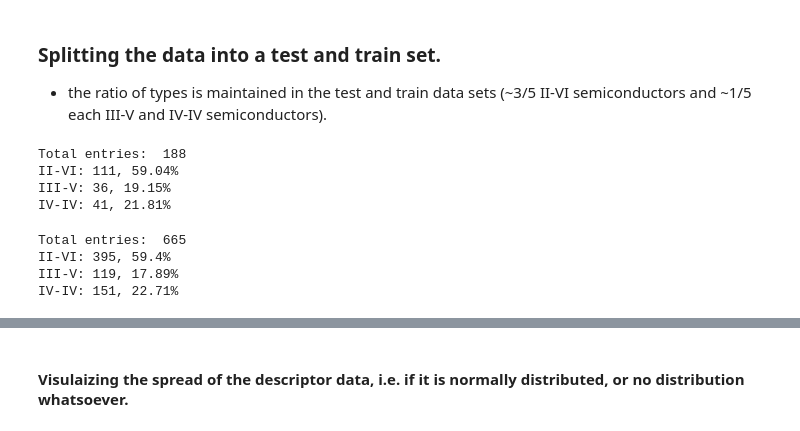
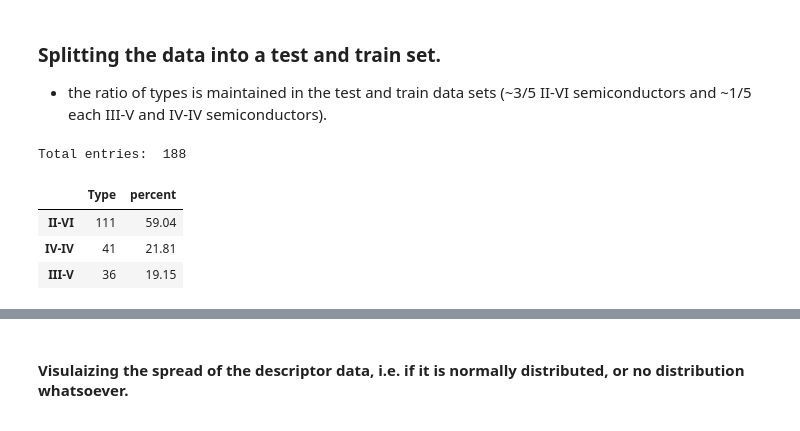
Before and after one commit to lmjacoby/ai_semiconductors, a Jupyter notebook: ai_semiconductors/ModelExploration/RandomForest_NewData.ipynb, the cells around one changed output, grey strips where cells are left out. Drawn from its saved outputs; the diff is of its cells as text; code cells hidden in the pictures.

```diff
--- a/ai_semiconductors/ModelExploration/RandomForest_NewData.ipynb
+++ b/ai_semiconductors/ModelExploration/RandomForest_NewData.ipynb
@@ -147,17 +131,11 @@ Index(['∆H (A-rich)', '∆H (B-rich)', '(+2/+1)', '(+1/0)', '(0/-1)', '(-1/-2)
 - the ratio of types is maintained in the test and train data sets (~3/5 II-VI semiconductors and ~1/5 each III-V and IV-IV semiconductors).
 # %%
 train,test = train_test_split(df,test_size=0.22, random_state=130)
-# %%
-type_counter(test)
-# %% [output]
-Total entries:  188
-II-VI: 111, 59.04%
-III-V: 36, 19.15%
-IV-IV: 41, 21.81%
-# %%
-type_counter(train)
-# %% [output]
-Total entries:  665
-II-VI: 395, 59.4%
-III-V: 119, 17.89%
-IV-IV: 151, 22.71%
+# %%
+counter(test, 'Type')
+# %% [output]
+Total entries:  188
+|  | Type | percent |
+| II-VI | 111 | 59.04 |
+| IV-IV | 41 | 21.81 |
+| III-V | 36 | 19.15 |
```
Also changed, not shown: parts of 23 cells of this notebook.
